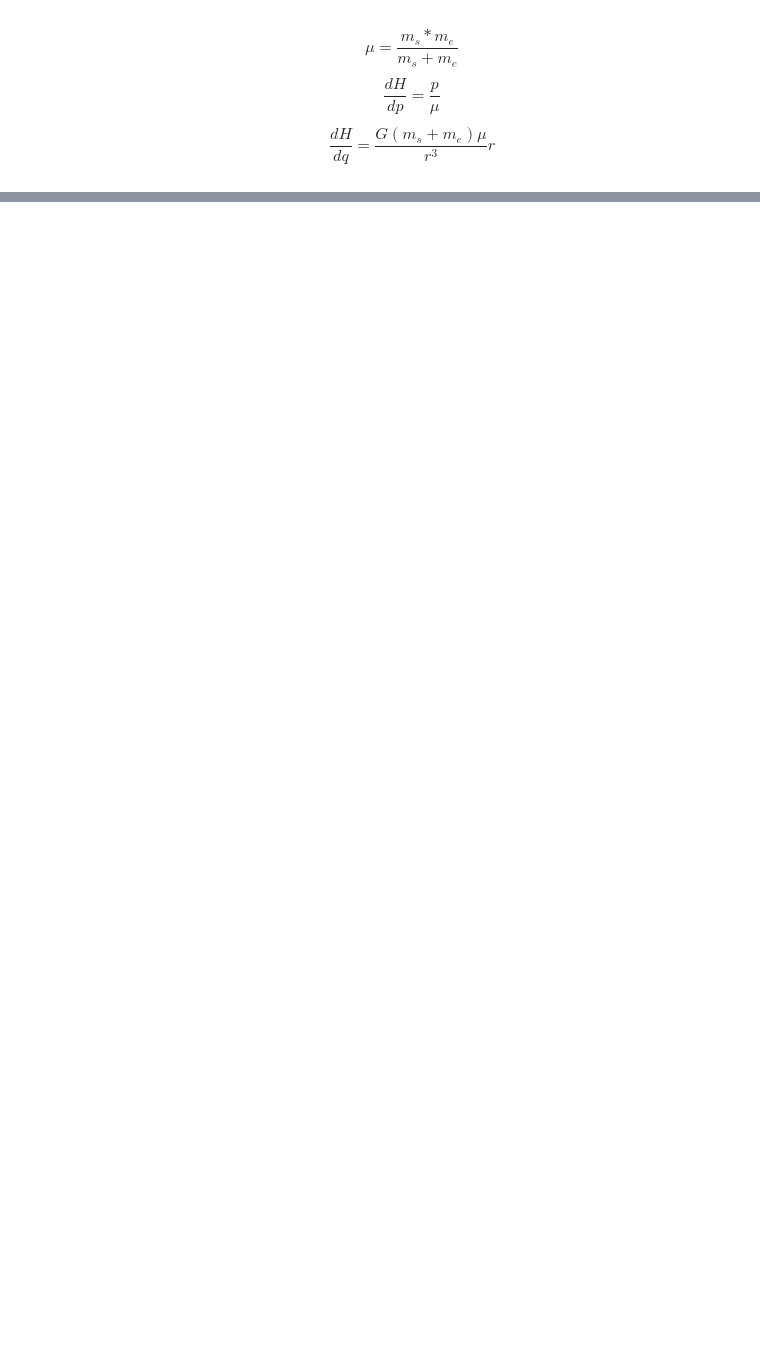
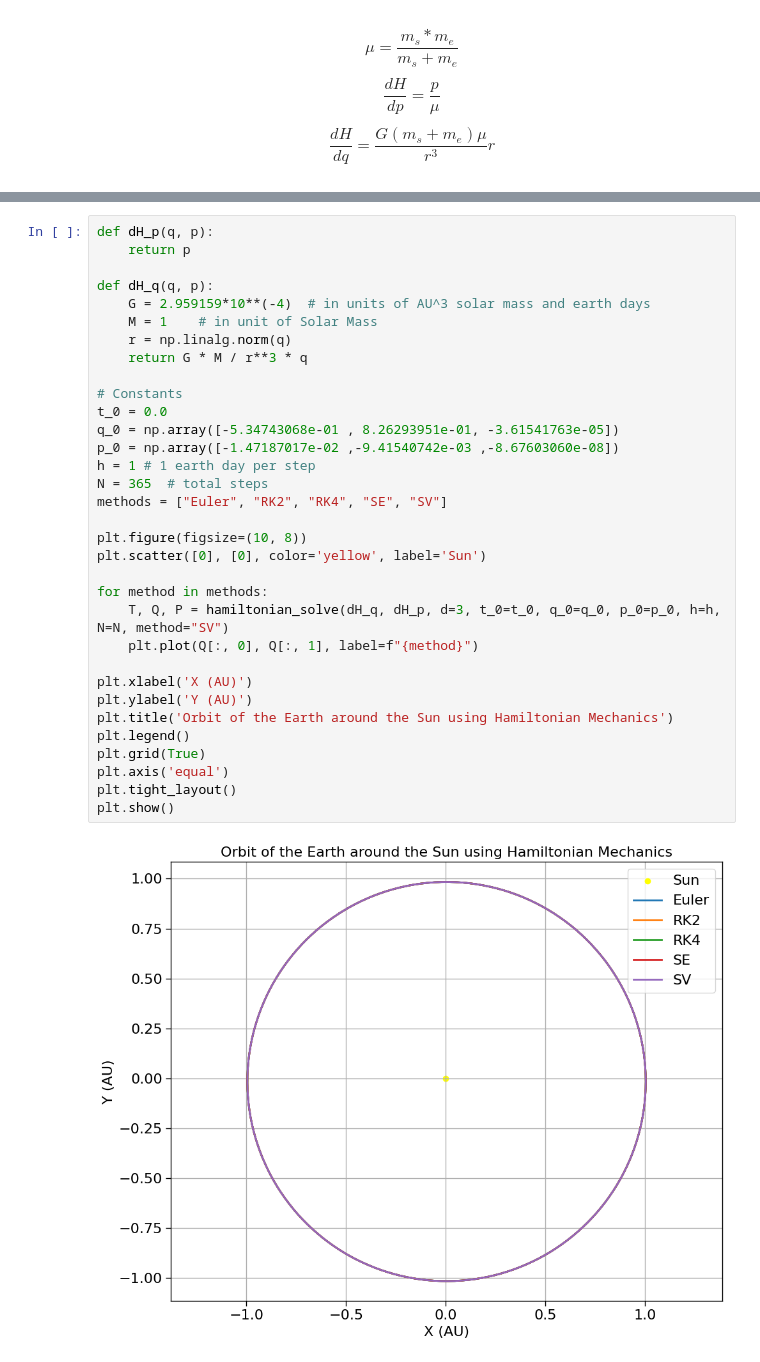
Before and after one commit to liuqiyucn/170N, a Jupyter notebook: project1/proj_1_ClassicalAnalysis.ipynb, the cells around one changed output, grey strips where cells are left out. Saved outputs shown, nothing was run; the diff lists cells and outputs as text; blank space fills up the shorter version.

```diff
--- a/project1/proj_1_ClassicalAnalysis.ipynb
+++ b/project1/proj_1_ClassicalAnalysis.ipynb
@@ -94,0 +64,35 @@ print(V)
+# %%
+def dH_p(q, p):
+    return p
+
+def dH_q(q, p):
+    G = 2.959159*10**(-4)  # in units of AU^3 solar mass and earth days
+    M = 1    # in unit of Solar Mass
+    r = np.linalg.norm(q)
+    return G * M / r**3 * q
+
+# Constants
+t_0 = 0.0
+q_0 = np.array([-5.34743068e-01 , 8.26293951e-01, -3.61541763e-05])
+p_0 = np.array([-1.47187017e-02 ,-9.41540742e-03 ,-8.67603060e-08])
+h = 1 # 1 earth day per step
+N = 365  # total steps
+methods = ["Euler", "RK2", "RK4", "SE", "SV"]
+
+plt.figure(figsize=(10, 8))
+plt.scatter([0], [0], color='yellow', label='Sun')
+
+for method in methods:
+    T, Q, P = hamiltonian_solve(dH_q, dH_p, d=3, t_0=t_0, q_0=q_0, p_0=p_0, h=h, N=N, method="SV")
+    plt.plot(Q[:, 0], Q[:, 1], label=f"{method}")
+
+plt.xlabel('X (AU)')
+plt.ylabel('Y (AU)')
+plt.title('Orbit of the Earth around the Sun using Hamiltonian Mechanics')
+plt.legend()
+plt.grid(True)
+plt.axis('equal')
+plt.tight_layout()
+plt.show()
+# %% [output]
+[figure, added]
```
Also changed, not shown: parts of 5 cells of this notebook, 10 other files.
